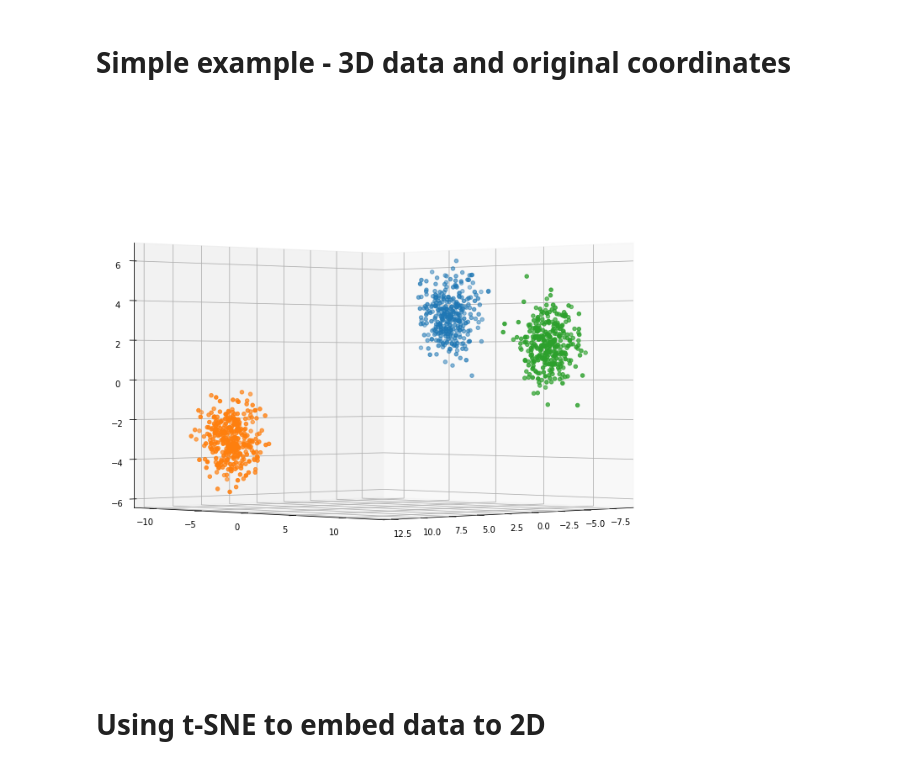
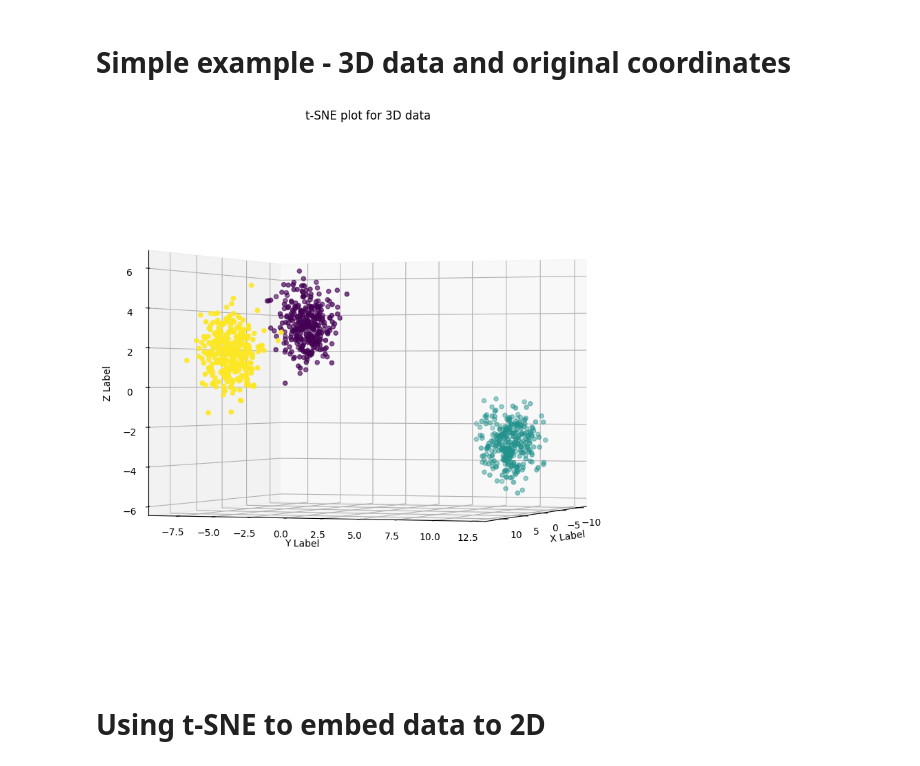
Before and after one commit to adames-ouro/T-SNE, a Jupyter notebook: Dimensionality Reduction - tSNE.ipynb, the cells around one changed output. Cells and saved outputs as stored; diff of their text form; code cells hidden in the pictures.

```diff
--- a/Dimensionality Reduction - tSNE.ipynb
+++ b/Dimensionality Reduction - tSNE.ipynb
@@ -73,32 +73,28 @@ Step 10: if iteration exceeds max iter parameter, stop, else keep iterating step
 # Simple example - 3D data and original coordinates
 # %%
 # libraries
+import matplotlib.pyplot as plt
+import pandas as pd
 from sklearn.datasets import make_blobs
-from mpl_toolkits import mplot3d
-import matplotlib.pyplot as plt
-import matplotlib.colors
+from sklearn.preprocessing import StandardScaler
+from sklearn.manifold import TSNE
 
 # sample data
-X, y = make_blobs(n_samples=1000, centers=3, n_features=3,
-                  random_state=30)
+X, y = make_blobs(n_samples=1000, centers=3, n_features=3,random_state=30)
 
 # 3d plot axes and size
-fig = plt.figure(figsize = (16, 12))
+fig = plt.figure(figsize = (16, 10))
 ax = plt.axes(projection ="3d")
 
-# Data for three-dimensional scattered points
-zdata = X.T[2]
-xdata =  X.T[1]
-ydata =  X.T[0]
-
-# color map
-cm=matplotlib.colors.ListedColormap([plt.get_cmap("tab10")(0),plt.get_cmap("tab10")(1),plt.get_cmap("tab10")(2)])
-
 # 3d scatter plot at value
-ax.scatter3D(xdata, ydata, zdata, c=y, cmap=cm)
-ax.view_init(0, 45)
+ax.scatter3D(xs=X.T[0],  ys=X.T[1],  zs=X.T[2], c=y)
+ax.view_init(0, 20)
+ax.set_xlabel('X Label')
+ax.set_ylabel('Y Label')
+ax.set_zlabel('Z Label')
+plt.title("t-SNE plot for 3D data");
 # %% [output]
-[figure, old version]
+[figure, new version]
 # %% [markdown]
 # Using t-SNE to embed data to 2D
 # %%
```
Also changed, not shown: parts of 3 cells of this notebook, 1 other file.
